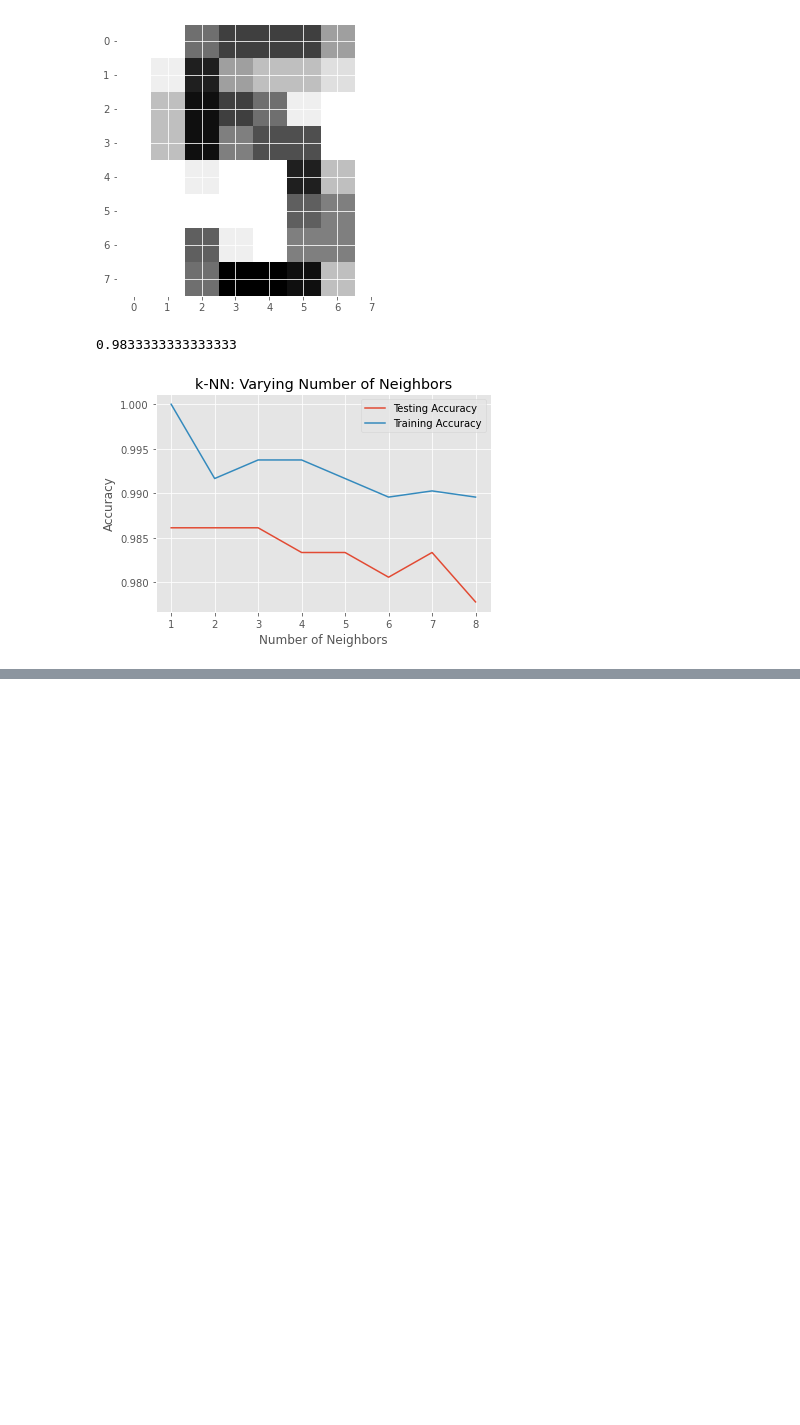
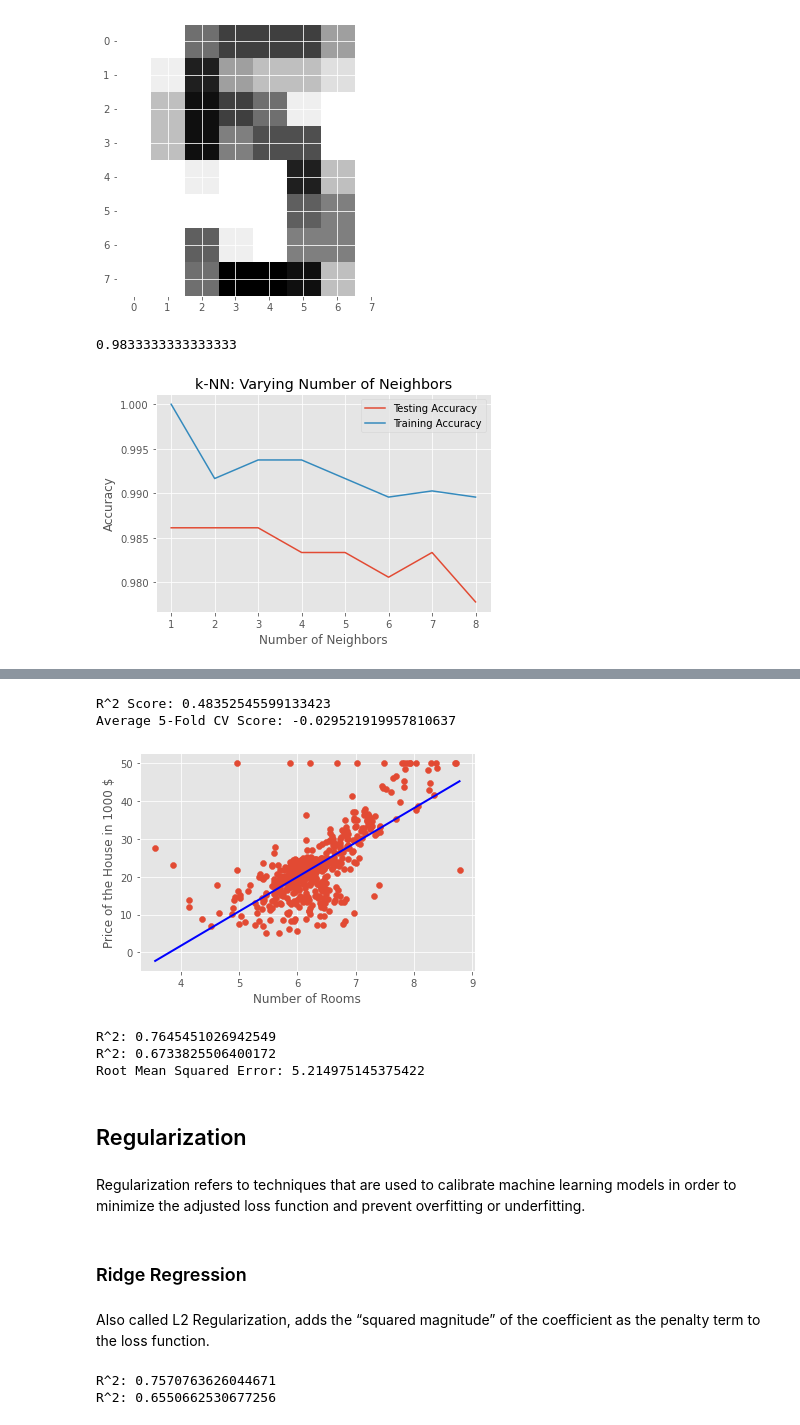
Before and after one commit to rmarinplana/personalProjects, a Jupyter notebook: supervised_learning_study.ipynb, the cells around one changed output, grey strips where cells are left out. Drawn from its saved outputs; the diff is of its cells as text; code cells hidden in the pictures; blank space fills up the shorter version.

Commit message:
Add Regression, Regularization

```diff
--- a/supervised_learning_study.ipynb
+++ b/supervised_learning_study.ipynb
@@ -198,0 +266,62 @@ plt.show()
+# %%
+from sklearn.linear_model import LinearRegression
+from sklearn.model_selection import cross_val_score
+
+reg = LinearRegression()
+reg.fit(X_rooms, y)
+print("R^2 Score:", reg.score(X_rooms, y))
+
+cv_scores = cross_val_score(reg, X_rooms, y, cv=5)
+print(f"Average 5-Fold CV Score: {np.mean(cv_scores)}")
+
+prediction_space = np.linspace(min(X_rooms), max(X_rooms)).reshape(-1, 1)
+
+
+plt.scatter(X_rooms, y)
+plt.plot(prediction_space, reg.predict(prediction_space), color="b", linewidth=2)
+plt.xlabel("Number of Rooms")
+plt.ylabel("Price of the House in 1000 $")
+plt.show()
+# %% [output]
+R^2 Score: 0.48352545599133423
+Average 5-Fold CV Score: -0.029521919957810637
+[figure, added]
+# %%
+from sklearn.model_selection import train_test_split
+from sklearn.metrics import mean_squared_error
+
+y = bc.MEDV
+X = bc.drop(columns=["MEDV"])
+X_train, X_test, y_train, y_test = train_test_split(X, y, test_size=0.3, random_state=0)
+
+reg_all = LinearRegression()
+reg_all.fit(X_train, y_train)
+print(f"R^2: {reg_all.score(X_train, y_train)}")
+
+y_pred = reg_all.predict(X_test)
+print(f"R^2: {reg_all.score(X_test, y_test)}")
+
+rmse = np.sqrt(mean_squared_error(y_test, y_pred))
+print(f"Root Mean Squared Error: {rmse}")
+# %% [output]
+R^2: 0.7645451026942549
+R^2: 0.6733825506400172
+Root Mean Squared Error: 5.214975145375422
+# %% [markdown]
+## Regularization
+# %% [markdown]
+Regularization refers to techniques that are used to calibrate machine learning models in order to minimize the adjusted loss function and prevent overfitting or underfitting.
+# %% [markdown]
+### Ridge Regression
+# %% [markdown]
+Also called L2 Regularization, adds the “squared magnitude” of the coefficient as the penalty term to the loss function.
+# %%
+from sklearn.linear_model import Ridge
+ridge = Ridge(alpha=0.1, normalize=True)
+ridge.fit(X_train, y_train)
+
+print(f"R^2: {ridge.score(X_train, y_train)}")
+print(f"R^2: {ridge.score(X_test, y_test)}")
+# %% [output]
+R^2: 0.7570763626044671
+R^2: 0.6550662530677256
```
Also changed, not shown: parts of 15 cells of this notebook.
